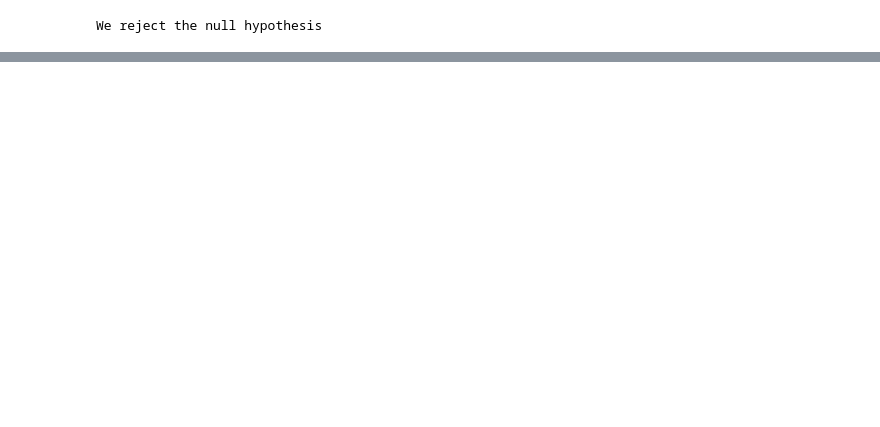
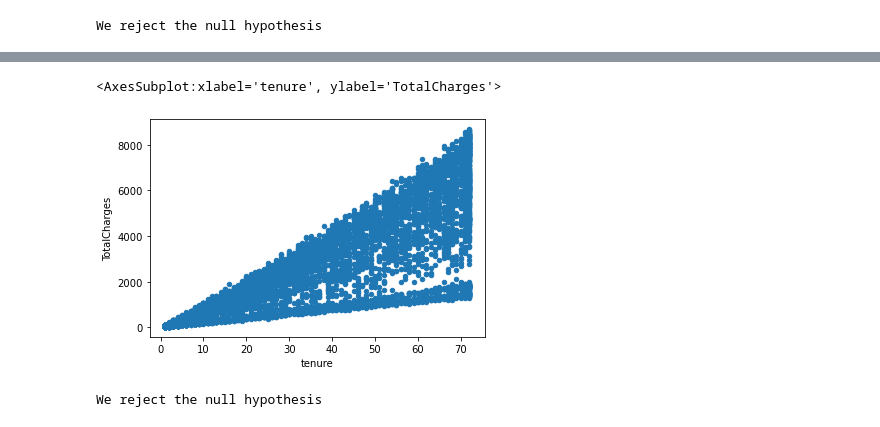
Before and after one commit to AJMartinezLlanes/statistics-exercises, a Jupyter notebook: hypothesis_testing.ipynb, the cells around one changed output, grey strips where cells are left out. Cells and saved outputs as stored; diff of their text form; code cells hidden in the pictures; blank space fills up the shorter version.

```diff
--- a/hypothesis_testing.ipynb
+++ b/hypothesis_testing.ipynb
@@ -210,0 +291,2 @@ We reject the null hypothesis
+# %%
+telco = telco.dropna(0)
@@ -210,0 +303,12 @@ We reject the null hypothesis
+# %%
+telco.plot.scatter(x='tenure', y='TotalCharges')
+# %% [output]
+<AxesSubplot:xlabel='tenure', ylabel='TotalCharges'>
+[figure, added]
+# %%
+if (p < alpha):
+    print("We reject the null hypothesis")
+else:
+    print("We fail to reject the null hypothesis")
+# %% [output]
+We reject the null hypothesis
```
Also changed, not shown: parts of 43 cells of this notebook.
